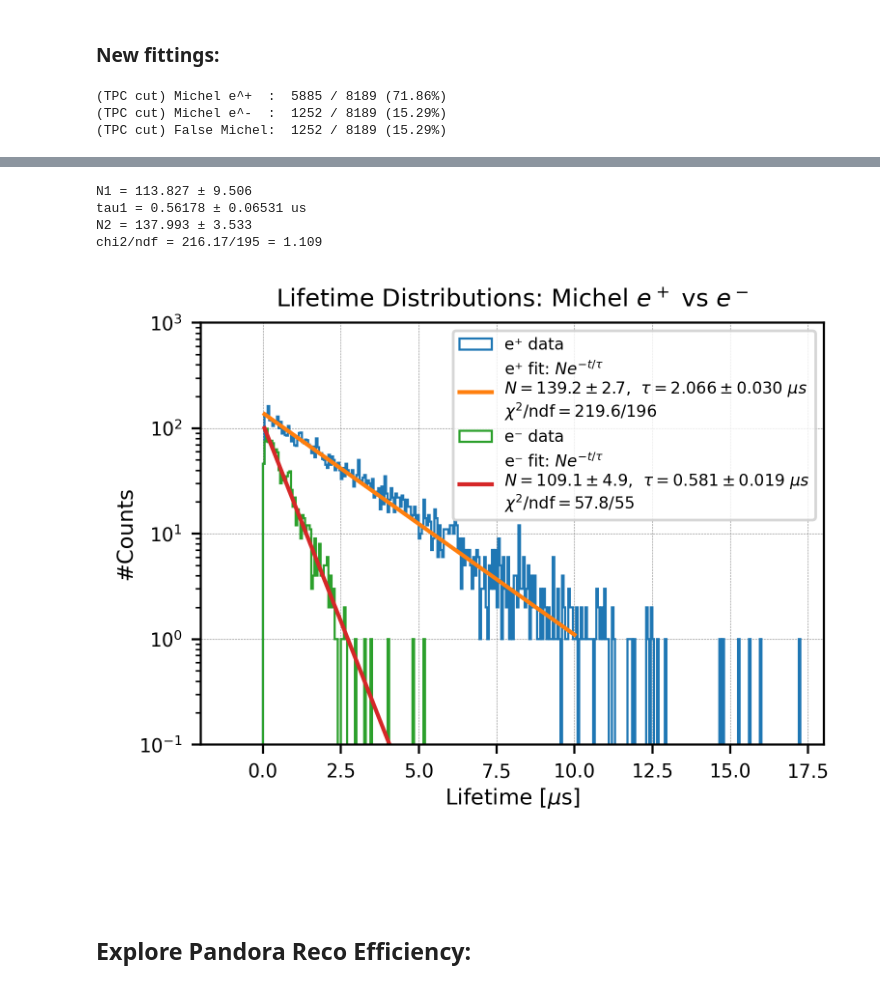
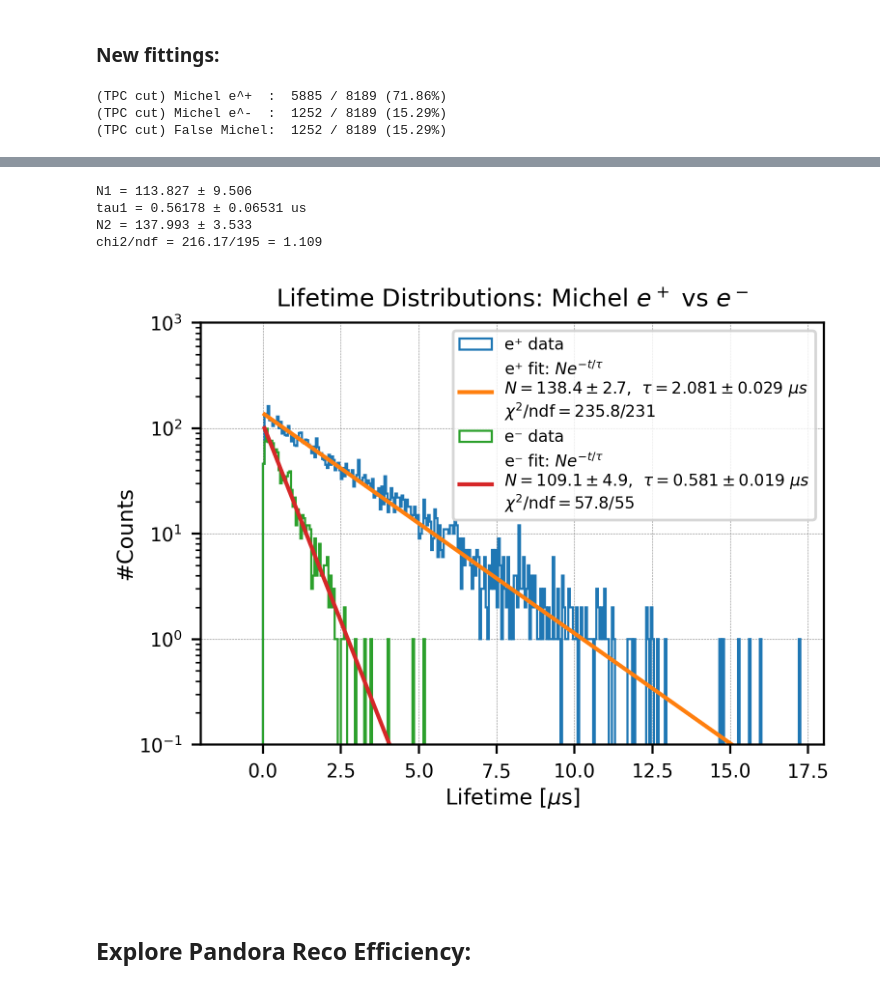
Before and after one commit to szhang17phys/analyze_pdhd_DATA_v2, a Jupyter notebook: jupyter/michel_stat/MC_new202509/tpc_explore_202509.ipynb, the cells around one changed output, grey strips where cells are left out. Cells and saved outputs as stored; diff of their text form; code cells hidden in the pictures.

```diff
--- a/jupyter/michel_stat/MC_new202509/tpc_explore_202509.ipynb
+++ b/jupyter/michel_stat/MC_new202509/tpc_explore_202509.ipynb
@@ -1556,7 +1840,7 @@ print("(TPC cut) False Michel: ", len(TPC_life_nM), "/", len(TPC_events_reco),
 
 
 
-# Define the new exponential decay function=======================================================
+# Define the new exponential decay function===========================================
 import numpy as np
 import matplotlib.pyplot as plt
 from scipy.optimize import curve_fit
@@ -1684,7 +1968,7 @@ print(
 
 
 
-#Fitting seperating for Michel e^+ and e^-=============================================================
+#Fitting seperating for Michel e^+ and e^-===============================================
 
 # --- single exponential ---
 def exp1(t, N, tau):
@@ -1697,7 +1981,7 @@ range_min, range_max = -20, 20
 bins = np.arange(range_min, range_max + bin_width, bin_width)
 
 # --- helper: weighted fit (σ = sqrt(y)), skip zeros, draw ---
-def fit_and_draw(sample, label_prefix, fit_range=(0.05, 10)):
+def fit_and_draw(sample, label_prefix, fit_range=(0.05, 15.5)):
     # histogram
     counts, bin_edges = np.histogram(sample, bins=bins, range=(range_min, range_max))
     bin_centers = 0.5 * (bin_edges[:-1] + bin_edges[1:])
@@ -1754,34 +2038,34 @@ def fit_and_draw(sample, label_prefix, fit_range=(0.05, 10)):
                + rf"$\chi^2/\mathrm{{ndf}} = {chi2:.1f}/{ndf}$")
     )
 
     return (N_fit, tau_fit, N_err, tau_err, chi2_ndf)
 
 # ---- run for both lists ----
 N_p, tau_p, dN_p, dtau_p, chi2ndf_p = fit_and_draw(np.asarray(TPC_life_pM), "e⁺")
 N_n, tau_n, dN_n, dtau_n, chi2ndf_n = fit_and_draw(np.asarray(TPC_life_nM), "e⁻")
 
 # --- final plot cosmetics (kept similar to your style) ---
 plt.xlim(-2, 18)
 plt.ylim(0.1, 1000)
 plt.yscale('log')
 plt.xlabel('Lifetime [$\mu$s]', labelpad=2, fontsize=8)
 plt.ylabel('#Counts', labelpad=1, fontsize=8)
 plt.tick_params(labelsize=7)
 plt.grid(color='gray', linestyle='--', linewidth=0.2, zorder=0)
 plt.title('Lifetime Distributions: Michel $e^+$ vs $e^-$', fontsize=9)
 plt.legend(fontsize=6)
 plt.tight_layout()
 plt.show()
 # %% [output]
 (TPC cut) Michel e^+  :  5885 / 8189 (71.86%)
 (TPC cut) Michel e^-  :  1252 / 8189 (15.29%)
 (TPC cut) False Michel:  1252 / 8189 (15.29%)
 [figure]
 N1 = 113.827 ± 9.506
 tau1 = 0.56178 ± 0.06531 us
 N2 = 137.993 ± 3.533
 chi2/ndf = 216.17/195 = 1.109
-[figure, old version]
+[figure, new version]
 # %% [markdown]
 <br />
 <br />
```
Also changed, not shown: parts of 5 cells of this notebook, 2 other files.
